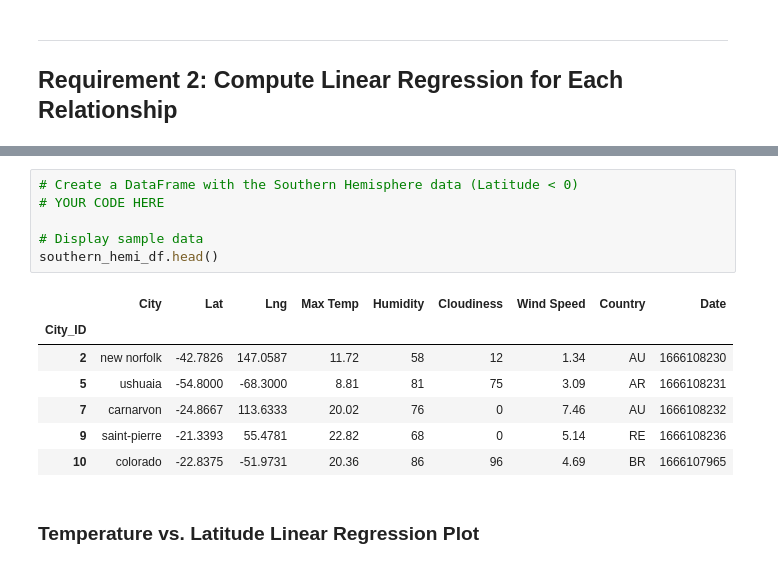
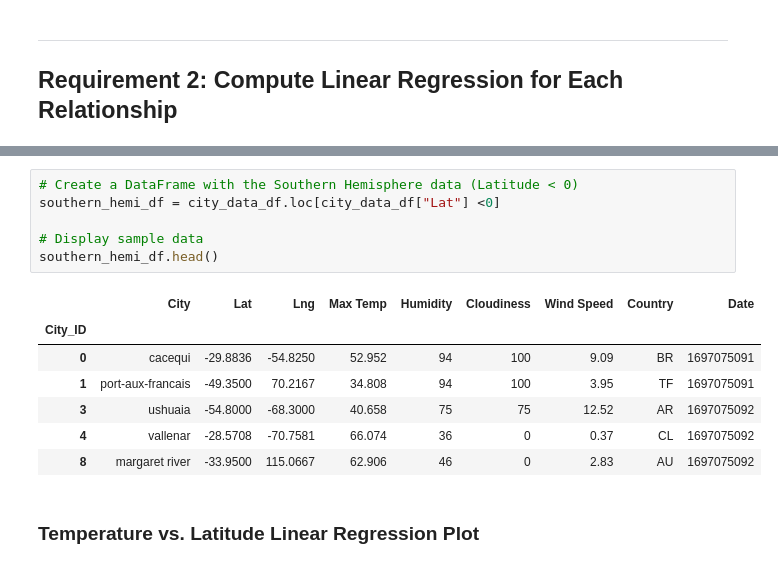
Before and after one commit to kgndirangu/python-api-challenge, a Jupyter notebook: WeatherPy/WeatherPy_KN.ipynb, the cells around one changed output, grey strips where cells are left out. Cells and saved outputs as stored; diff of their text form.

```diff
--- a/WeatherPy/WeatherPy_KN.ipynb
+++ b/WeatherPy/WeatherPy_KN.ipynb
@@ -293,16 +319,16 @@ northern_hemi_df.head()
 # %%
 # Create a DataFrame with the Southern Hemisphere data (Latitude < 0)
-# YOUR CODE HERE
+southern_hemi_df = city_data_df.loc[city_data_df["Lat"] <0]
 
 # Display sample data
 southern_hemi_df.head()
 # %% [output]
 |  | City | Lat | Lng | Max Temp | Humidity | Cloudiness | Wind Speed | Country | Date |
 | City_ID |  |  |  |  |  |  |  |  |  |
-| 2 | new norfolk | -42.7826 | 147.0587 | 11.72 | 58 | 12 | 1.34 | AU | 1666108230 |
-| 5 | ushuaia | -54.8000 | -68.3000 | 8.81 | 81 | 75 | 3.09 | AR | 1666108231 |
-| 7 | carnarvon | -24.8667 | 113.6333 | 20.02 | 76 | 0 | 7.46 | AU | 1666108232 |
-| 9 | saint-pierre | -21.3393 | 55.4781 | 22.82 | 68 | 0 | 5.14 | RE | 1666108236 |
-| 10 | colorado | -22.8375 | -51.9731 | 20.36 | 86 | 96 | 4.69 | BR | 1666107965 |
+| 0 | cacequi | -29.8836 | -54.8250 | 52.952 | 94 | 100 | 9.09 | BR | 1697075091 |
+| 1 | port-aux-francais | -49.3500 | 70.2167 | 34.808 | 94 | 100 | 3.95 | TF | 1697075091 |
+| 3 | ushuaia | -54.8000 | -68.3000 | 40.658 | 75 | 75 | 12.52 | AR | 1697075092 |
+| 4 | vallenar | -28.5708 | -70.7581 | 66.074 | 36 | 0 | 0.37 | CL | 1697075092 |
+| 8 | margaret river | -33.9500 | 115.0667 | 62.906 | 46 | 0 | 2.83 | AU | 1697075092 |
 # %% [markdown]
 ###  Temperature vs. Latitude Linear Regression Plot
```
Also changed, not shown: parts of 12 cells of this notebook.
